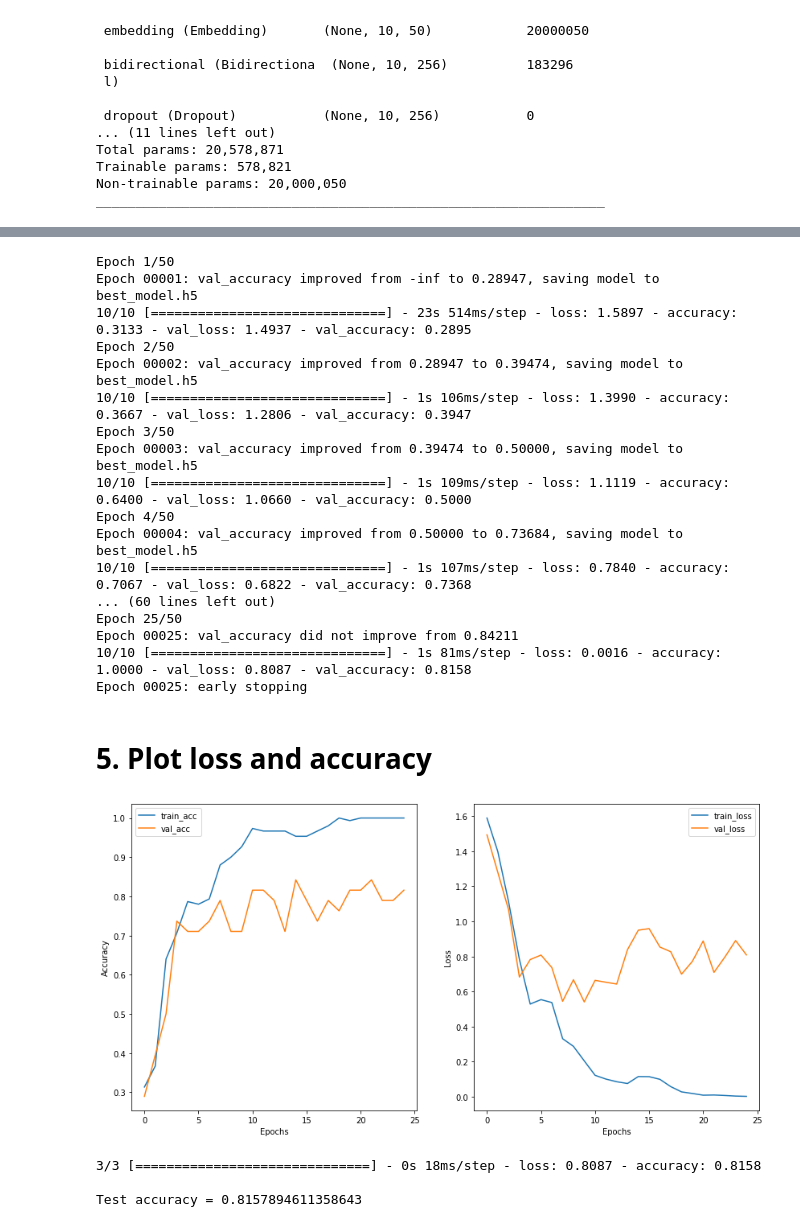
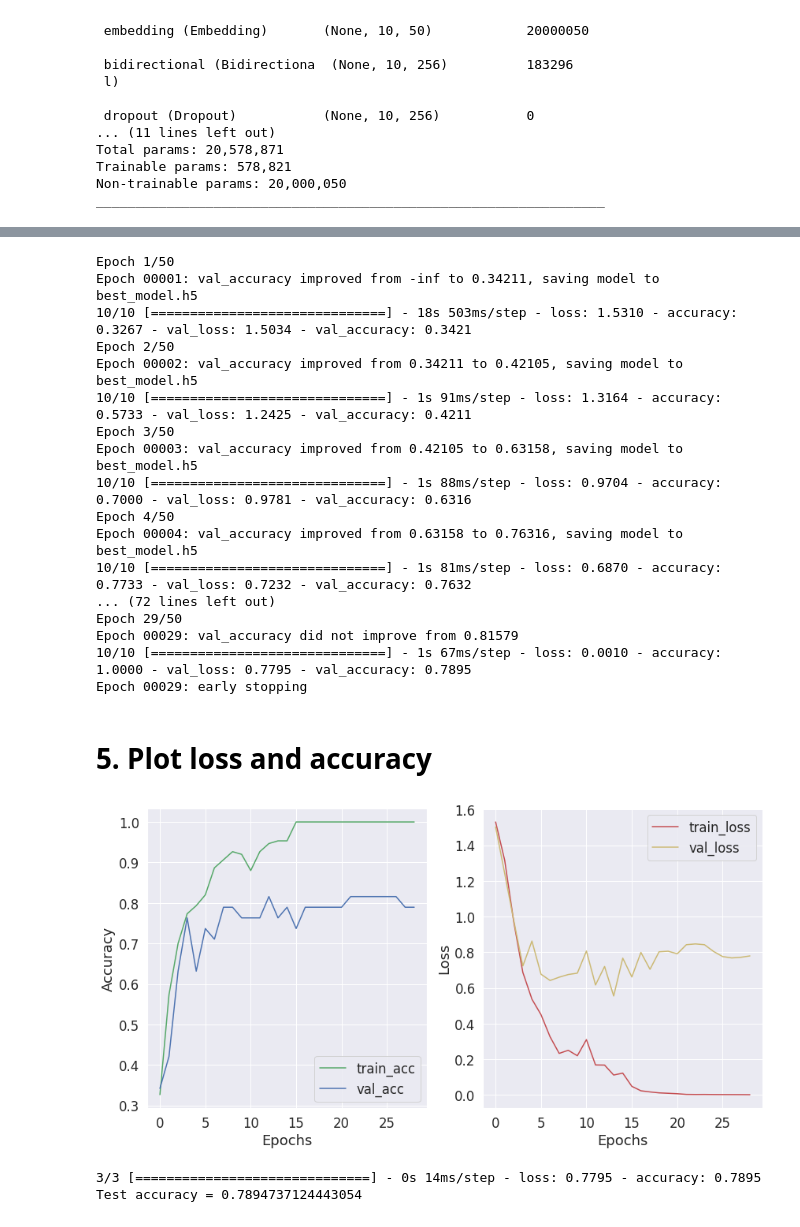
Before and after one commit to dminhvu/EmojifyText, a Jupyter notebook: main.ipynb, the cells around one changed output, grey strips where cells are left out. Saved outputs shown, nothing was run; the diff lists cells and outputs as text; code cells hidden in the pictures.

```diff
--- a/main.ipynb
+++ b/main.ipynb
@@ -33,6 +35,8 @@ import seaborn as sn
 # 3. Prepare data
 # %%
 X, Y = read_csv('data.csv')
+X = normalize(X)
+
 X_train, X_test, Y_train, Y_test = train_test_split(X,Y,test_size=.2,shuffle=True,random_state=42)
 print(f'X train shape: {X_train.shape}')
 print(f'X test shape: {X_test.shape}')
@@ -132,9 +151,9 @@ early = EarlyStopping(monitor='val_loss',mode='min',verbose=1,patience=15)
 checkpoint = ModelCheckpoint('best_model.h5',monitor='val_accuracy',mode='max',save_best_only=True,verbose=1)
 # %%
 X_train_indices = sentences_to_indices(X_train,word_to_index,MAX_SENTENCE_LEN)
-Y_train_oh = convert_to_one_hot(Y_train,C=N_CLASSES)
+Y_train_oh = convert_to_one_hot(Y_train,N_CLASSES)
 X_test_indices = sentences_to_indices(X_test,word_to_index,MAX_SENTENCE_LEN)
-Y_test_oh = convert_to_one_hot(Y_test,C=N_CLASSES)
+Y_test_oh = convert_to_one_hot(Y_test,N_CLASSES)
 # %%
 history = model.fit(X_train_indices,
                     Y_train_oh,
@@ -145,21 +164,21 @@ history = model.fit(X_train_indices,
                     callbacks=[early,checkpoint])
 # %% [output]
 Epoch 1/50
-Epoch 00001: val_accuracy improved from -inf to 0.28947, saving model to best_model.h5
-10/10 [==============================] - 23s 514ms/step - loss: 1.5897 - accuracy: 0.3133 - val_loss: 1.4937 - val_accuracy: 0.2895
+Epoch 00001: val_accuracy improved from -inf to 0.34211, saving model to best_model.h5
+10/10 [==============================] - 18s 503ms/step - loss: 1.5310 - accuracy: 0.3267 - val_loss: 1.5034 - val_accuracy: 0.3421
 Epoch 2/50
-Epoch 00002: val_accuracy improved from 0.28947 to 0.39474, saving model to best_model.h5
-10/10 [==============================] - 1s 106ms/step - loss: 1.3990 - accuracy: 0.3667 - val_loss: 1.2806 - val_accuracy: 0.3947
+Epoch 00002: val_accuracy improved from 0.34211 to 0.42105, saving model to best_model.h5
+10/10 [==============================] - 1s 91ms/step - loss: 1.3164 - accuracy: 0.5733 - val_loss: 1.2425 - val_accuracy: 0.4211
 Epoch 3/50
-Epoch 00003: val_accuracy improved from 0.39474 to 0.50000, saving model to best_model.h5
-10/10 [==============================] - 1s 109ms/step - loss: 1.1119 - accuracy: 0.6400 - val_loss: 1.0660 - val_accuracy: 0.5000
+Epoch 00003: val_accuracy improved from 0.42105 to 0.63158, saving model to best_model.h5
+10/10 [==============================] - 1s 88ms/step - loss: 0.9704 - accuracy: 0.7000 - val_loss: 0.9781 - val_accuracy: 0.6316
 Epoch 4/50
-Epoch 00004: val_accuracy improved from 0.50000 to 0.73684, saving model to best_model.h5
-10/10 [==============================] - 1s 107ms/step - loss: 0.7840 - accuracy: 0.7067 - val_loss: 0.6822 - val_accuracy: 0.7368
-... (60 lines left out)
-Epoch 25/50
-Epoch 00025: val_accuracy did not improve from 0.84211
-10/10 [==============================] - 1s 81ms/step - loss: 0.0016 - accuracy: 1.0000 - val_loss: 0.8087 - val_accuracy: 0.8158
-Epoch 00025: early stopping
+Epoch 00004: val_accuracy improved from 0.63158 to 0.76316, saving model to best_model.h5
+10/10 [==============================] - 1s 81ms/step - loss: 0.6870 - accuracy: 0.7733 - val_loss: 0.7232 - val_accuracy: 0.7632
+... (72 lines left out)
+Epoch 29/50
+Epoch 00029: val_accuracy did not improve from 0.81579
+10/10 [==============================] - 1s 67ms/step - loss: 0.0010 - accuracy: 1.0000 - val_loss: 0.7795 - val_accuracy: 0.7895
+Epoch 00029: early stopping
 # %% [markdown]
 # 5. Plot loss and accuracy
@@ -166,33 +187,32 @@ Epoch 00025: early stopping
 # %%
 def plot_history(history):
     train_acc = history.history['accuracy']
     train_loss = history.history['loss']
 
     val_acc = history.history['val_accuracy']
     val_loss = history.history['val_loss']
 
     fig, ax = plt.subplots(1,2,figsize=(14,7))
 
-    ax[0].plot(train_acc,label='train_acc')
-    ax[0].plot(val_acc,label='val_acc')
+    ax[0].plot(train_acc,label='train_acc',c='g')
+    ax[0].plot(val_acc,label='val_acc',c='b')
     ax[0].set_xlabel('Epochs')
     ax[0].set_ylabel('Accuracy')
     ax[0].legend()
 
-    ax[1].plot(train_loss,label='train_loss')
-    ax[1].plot(val_loss,label='val_loss')
+    ax[1].plot(train_loss,label='train_loss',c='r')
+    ax[1].plot(val_loss,label='val_loss',c='y')
     ax[1].set_xlabel('Epochs')
     ax[1].set_ylabel('Loss')
     ax[1].legend()
+
 plot_history(history)
 # %% [output]
-[figure, old version]
+[figure, new version]
 # %%
 loss, acc = model.evaluate(X_test_indices,Y_test_oh,batch_size=16)
-print()
 print(f'Test accuracy = {acc}')
 # %% [output]
-3/3 [==============================] - 0s 18ms/step - loss: 0.8087 - accuracy: 0.8158
-
-Test accuracy = 0.8157894611358643
+3/3 [==============================] - 0s 14ms/step - loss: 0.7795 - accuracy: 0.7895
+Test accuracy = 0.7894737124443054
 # %%
```
Also changed, not shown: parts of 9 cells of this notebook, 1 other file.
